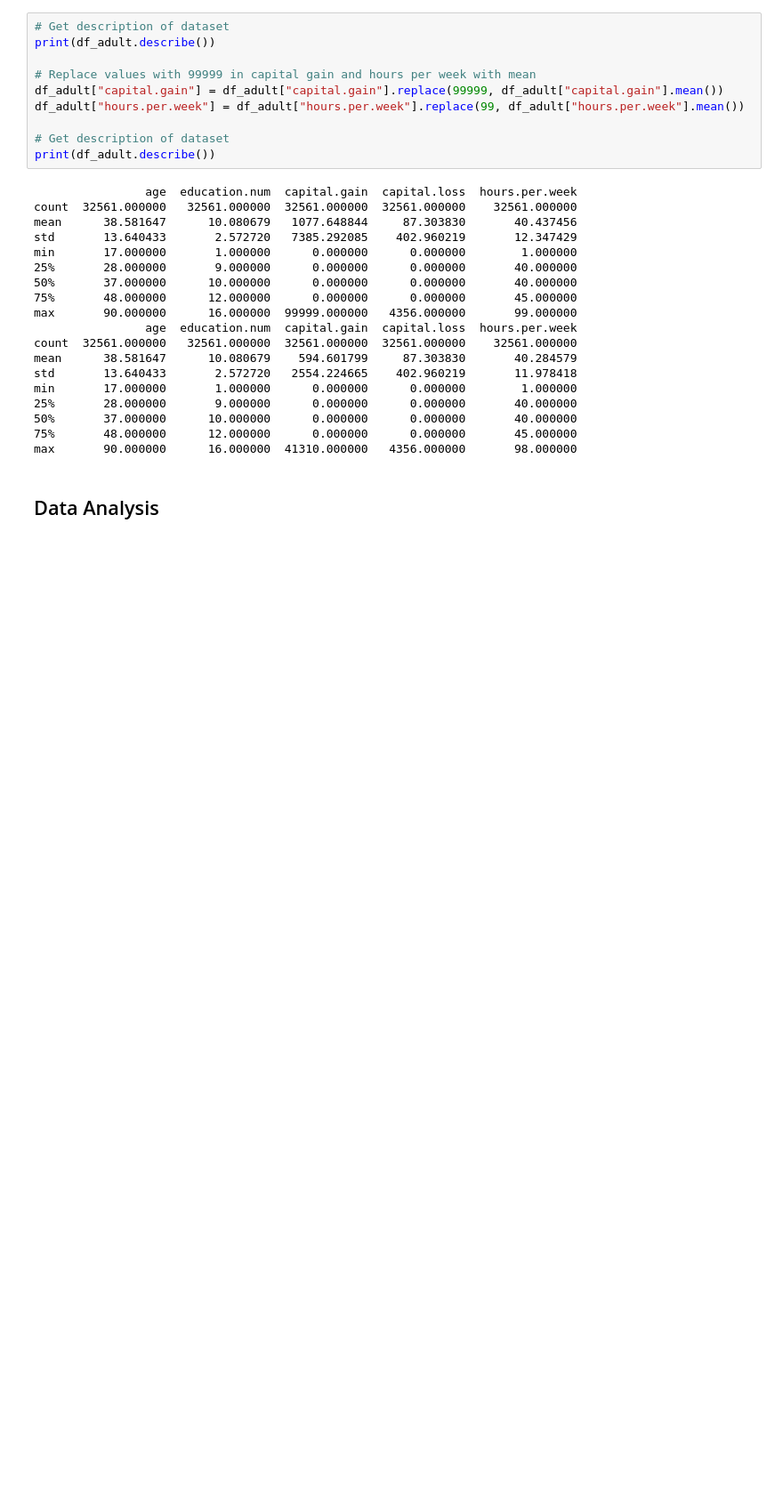
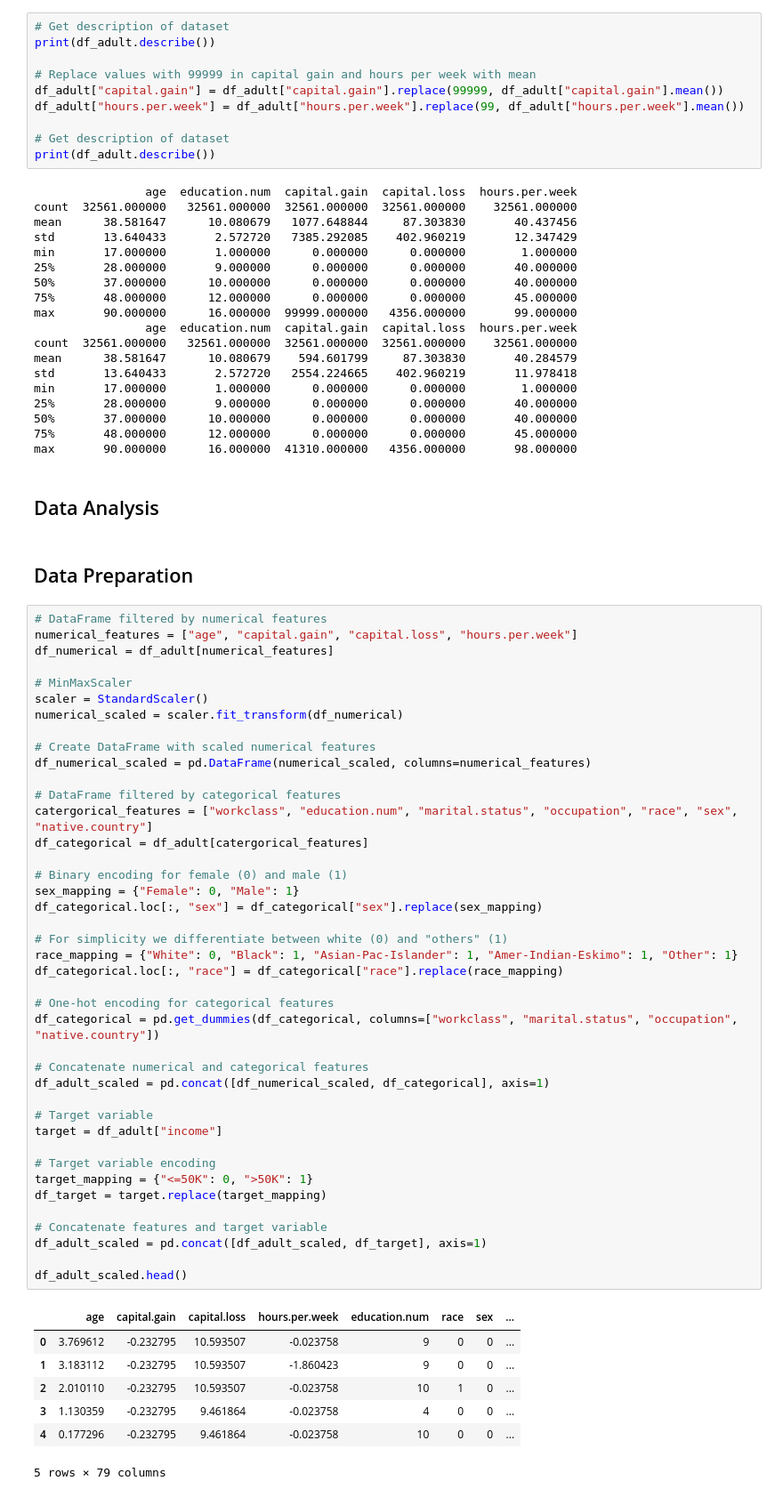
Before and after one commit to EmmanuelGyauAmoakoh/DataScienceProjectITCS227, a Jupyter notebook: FairCreditApprovalPrediction.ipynb, the cells around one changed output. Shown at 89% size. Cells and saved outputs as stored; diff of their text form; blank space fills up the shorter version.

Commit message:
Added Data Preparation

```diff
--- a/FairCreditApprovalPrediction.ipynb
+++ b/FairCreditApprovalPrediction.ipynb
@@ -99,3 +114,54 @@ min       17.000000       1.000000      0.000000      0.000000        1.000000
 max       90.000000      16.000000  41310.000000   4356.000000       98.000000
 # %% [markdown]
 <h2>Data Analysis</h2>
+# %% [markdown]
+<h2> Data Preparation</h2>
+# %%
+# DataFrame filtered by numerical features
+numerical_features = ["age", "capital.gain", "capital.loss", "hours.per.week"]
+df_numerical = df_adult[numerical_features]
+
+# MinMaxScaler
+scaler = StandardScaler()
+numerical_scaled = scaler.fit_transform(df_numerical)
+
+# Create DataFrame with scaled numerical features
+df_numerical_scaled = pd.DataFrame(numerical_scaled, columns=numerical_features)
+
+# DataFrame filtered by categorical features
+catergorical_features = ["workclass", "education.num", "marital.status", "occupation", "race", "sex", "native.country"]
+df_categorical = df_adult[catergorical_features]
+
+# Binary encoding for female (0) and male (1)
+sex_mapping = {"Female": 0, "Male": 1}
+df_categorical.loc[:, "sex"] = df_categorical["sex"].replace(sex_mapping)
+
+# For simplicity we differentiate between white (0) and "others" (1)
+race_mapping = {"White": 0, "Black": 1, "Asian-Pac-Islander": 1, "Amer-Indian-Eskimo": 1, "Other": 1}
+df_categorical.loc[:, "race"] = df_categorical["race"].replace(race_mapping)
+
+# One-hot encoding for categorical features
+df_categorical = pd.get_dummies(df_categorical, columns=["workclass", "marital.status", "occupation", "native.country"])
+
+# Concatenate numerical and categorical features
+df_adult_scaled = pd.concat([df_numerical_scaled, df_categorical], axis=1)
+
+# Target variable
+target = df_adult["income"]
+
+# Target variable encoding
+target_mapping = {"<=50K": 0, ">50K": 1}
+df_target = target.replace(target_mapping)
+
+# Concatenate features and target variable
+df_adult_scaled = pd.concat([df_adult_scaled, df_target], axis=1)
+
+df_adult_scaled.head()
+# %% [output]
+|  | age | capital.gain | capital.loss | hours.per.week | education.num | race | sex | ... |
+| 0 | 3.769612 | -0.232795 | 10.593507 | -0.023758 | 9 | 0 | 0 | ... |
+| 1 | 3.183112 | -0.232795 | 10.593507 | -1.860423 | 9 | 0 | 0 | ... |
+| 2 | 2.010110 | -0.232795 | 10.593507 | -0.023758 | 10 | 1 | 0 | ... |
+| 3 | 1.130359 | -0.232795 | 9.461864 | -0.023758 | 4 | 0 | 0 | ... |
+| 4 | 0.177296 | -0.232795 | 9.461864 | -0.023758 | 10 | 0 | 0 | ... |
+5 rows × 79 columns
```
Also changed, not shown: parts of 3 cells of this notebook.
